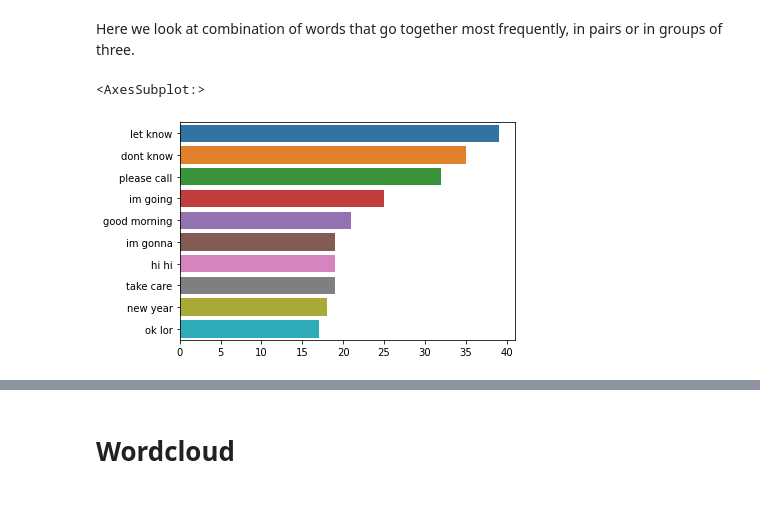
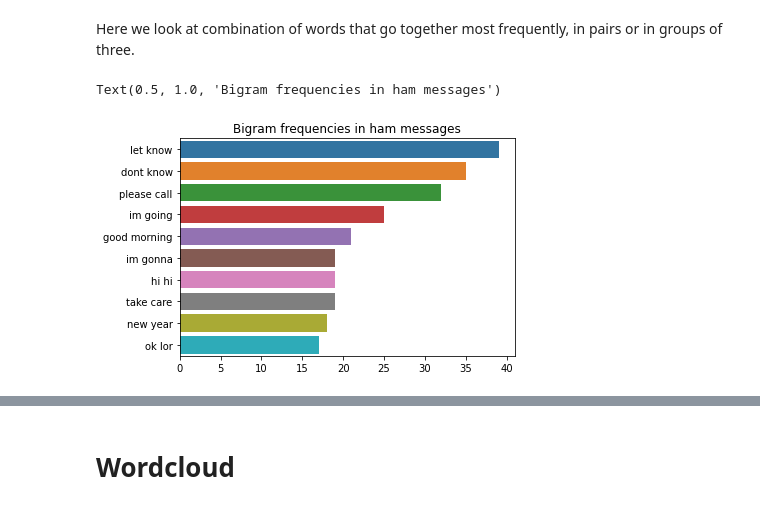
Before and after one commit to elpea74/Capstone3-SpamCollection, a Jupyter notebook: Capstone Three - Data Cleaning & EDA.ipynb, the cells around one changed output, grey strips where cells are left out. Cells and saved outputs as stored; diff of their text form; code cells hidden in the pictures.

```diff
--- a/Capstone Three - Data Cleaning & EDA.ipynb
+++ b/Capstone Three - Data Cleaning & EDA.ipynb
@@ -348,17 +363,18 @@ from sklearn.feature_extraction.text import CountVectorizer
 # %%
 def get_top_ngram(corpus, n=None):
     vec = CountVectorizer(ngram_range=(n, n)).fit(corpus)
     bag_of_words = vec.transform(corpus)
     sum_words = bag_of_words.sum(axis=0)
     words_freq = [(word, sum_words[0, idx])
                   for word, idx in vec.vocabulary_.items()]
     words_freq =sorted(words_freq, key = lambda x: x[1], reverse=True)
     return words_freq[:10]
 
 # Top bigrams of ham messages
 ham_top_n_bigrams = get_top_ngram(df[df['flag']=='ham']['message'],2)[:10]
 x,y=map(list,zip(*ham_top_n_bigrams))
 sns.barplot(x=y,y=x)
+plt.title('Bigram frequencies in ham messages')
 # %% [output]
-<AxesSubplot:>
+Text(0.5, 1.0, 'Bigram frequencies in ham messages')
-[figure, old version]
+[figure, new version]
```
Also changed, not shown: parts of 19 cells of this notebook, 4 other files.
